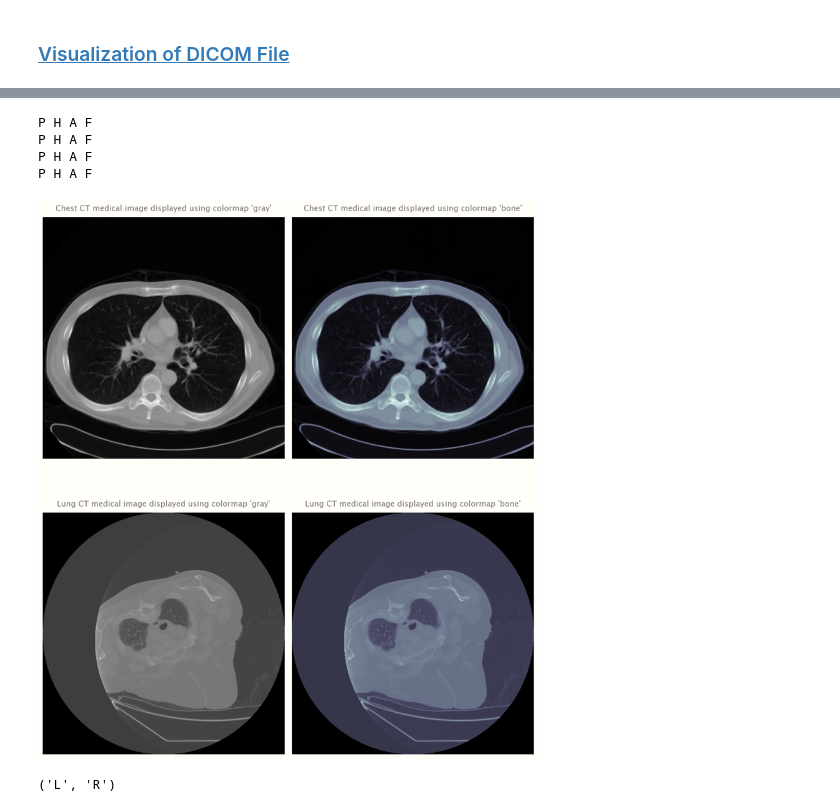
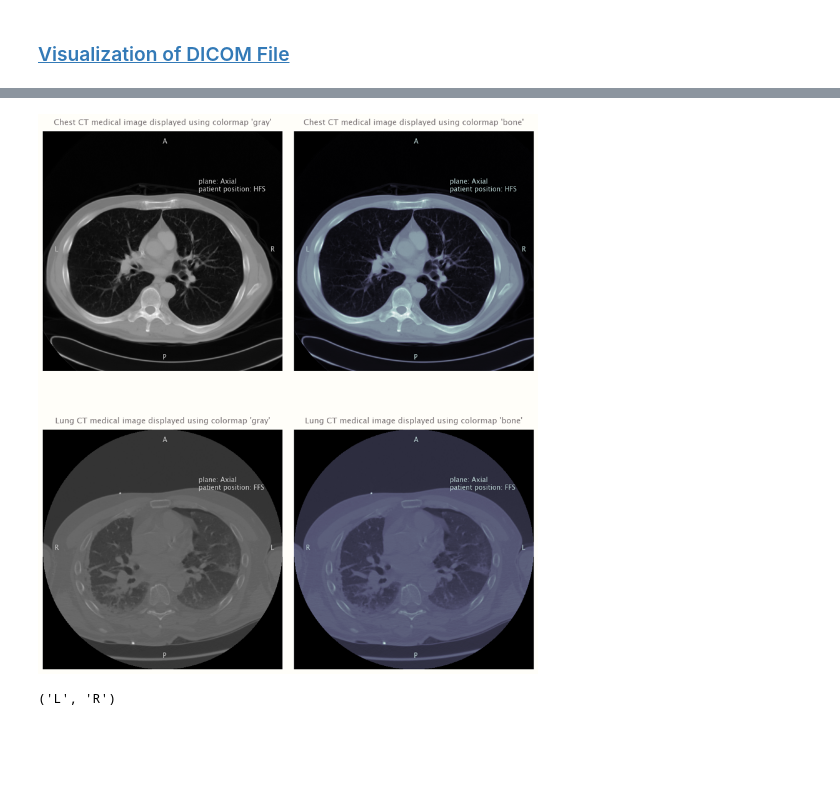
Before and after one commit to RaphaelZH/OpenCV_Program_EN, a Jupyter notebook: Deep Learning with PyTorch for Medical Image Analysis/Notebooks/3 - Data Formats in Medical Imaging (Compressed).ipynb, the cells around one changed output, grey strips where cells are left out. Cells and saved outputs as stored; diff of their text form; code cells hidden in the pictures; blank space fills up the shorter version.

Commit message:
DICOM_image_display

```diff
--- a/Deep Learning with PyTorch for Medical Image Analysis/Notebooks/3 - Data Formats in Medical Imaging (Compressed).ipynb
+++ b/Deep Learning with PyTorch for Medical Image Analysis/Notebooks/3 - Data Formats in Medical Imaging (Compressed).ipynb
@@ -300,7 +300,7 @@ plt.show()
 # %%
 def annotation_color(cmap):
     cmap_color = mpl.colormaps[cmap]
-    return cmap_color(0.9)
+    return cmap_color(0.8)
 
 
 def get_image_plane(dicom_file):
@@ -349,20 +349,20 @@ def get_image_plane(dicom_file):
 def image_orientation(dicom_file):
     Left, Right, Anterior, Posterior, Head, Feet = "L", "R", "A", "P", "H", "F"
     axial_plane = [Anterior, Right, Posterior, Left]
-    coronal_plane = [Anterior, Head, Posterior, Feet]
-    # plane = get_image_plane(dicom_file)
-    # Rotation Direction
-    # patient_position = dicom_file.Patient_Position
-    plane = "Coronal"
-    patient_position = "RFP"
+    coronal_plane = [Right, Head, Left, Feet]
+    sagittal_plane = [Anterior, Head, Posterior, Feet]
+    plane = get_image_plane(dicom_file)
+    # Patient Position (0018,5100) specifies the position of the patient relative to
+    # the space of the imaging device, which is for annotation purposes only, but does not
+    # provide a precise mathematical relationship between the patient and the imaging device
+    patient_position = dicom_file.PatientPosition
     if plane == "Axial":
         term_list = ["S", "DR", "P", "DL"]
+        top = 4 - term_list.index(patient_position[2:])
         if patient_position.startswith("HF"):
-            top = 4 - term_list.index(patient_position[2:])
             right = top + 1
             left = right + 2
         else:
-            top = 4 - term_list.index(patient_position[2:])
             left = top + 1
             right = left + 2
         bottom = top + 2
@@ -371,6 +371,20 @@ def image_orientation(dicom_file):
             for index in [top, right, bottom, left]
         ]
     elif plane == "Coronal":
+        term_list = ["DL", "DR"]
+        top = term_list.index(patient_position[2:]) * 2
+        if patient_position.startswith("AF"):
+            right = top + 1
+            left = right + 2
+        else:
+            left = top + 1
+            right = left + 2
+        bottom = top + 2
+        top, right, bottom, left = [
+            coronal_plane[index] if index < 4 else coronal_plane[index - 4]
+            for index in [top, right, bottom, left]
+        ]
+    elif plane == "Sagittal":
         term_list = ["LF", "RF"]
         if patient_position.endswith("S"):
             top = 0
@@ -382,13 +396,12 @@ def image_orientation(dicom_file):
             right = left + 2
         bottom = top + 2
         top, right, bottom, left = [
-            coronal_plane[index] if index < 4 else coronal_plane[index - 4]
+            sagittal_plane[index] if index < 4 else sagittal_plane[index - 4]
             for index in [top, right, bottom, left]
         ]
     else:
         top, right, bottom, left = np.repeat("", 4)
-
-    print(top, right, bottom, left)
+    return top, right, bottom, left
 
 
 """
@@ -427,7 +440,14 @@ def DICOM_image_display(dicom_file, ax, title, cmap):
     ax.grid(False)
     ax.set_title(title, loc="center", pad=10)
     ax.set(xticks=[], yticks=[], frame_on=False)
-    image_orientation(dicom_file)
+    top, right, bottom, left = image_orientation(dicom_file)
+    ax.text(0.5, 0.95, top, transform=ax.transAxes, c=annotation_color(cmap))
+    ax.text(0.5, 0.05, bottom, transform=ax.transAxes, c=annotation_color(cmap))
+    ax.text(0.95, 0.5, right, transform=ax.transAxes, c=annotation_color(cmap))
+    ax.text(0.05, 0.5, left, transform=ax.transAxes, c=annotation_color(cmap))
+    plane = get_image_plane(dicom_file)
+    text = f"plane: {plane}\npatient position: {dicom_file.PatientPosition}"
+    ax.text(0.65, 0.75, text, transform=ax.transAxes, c=annotation_color(cmap))
     return ax
 
 
@@ -453,38 +473,34 @@ DICOM_image_display(
     cmap="bone",
 )
 
 DICOM_image_display(
     random_dicom_file,
     axs[1, 0],
     f"{random_dicom_file.BodyPartExamined.capitalize()} CT medical image displayed using "
     "colormap 'gray'",
     cmap="gray",
 )
 
 DICOM_image_display(
     random_dicom_file,
     axs[1, 1],
     f"{random_dicom_file.BodyPartExamined.capitalize()} CT medical image displayed using "
     "colormap 'bone'",
     cmap="bone",
 )
 
 
 fig.suptitle(
     "",
     fontsize="x-large",
     x=0.5,
     y=0,
 )
 
 plt.tight_layout()
 plt.show()
 # %% [output]
-P H A F
-P H A F
-P H A F
-P H A F
-[figure, old version]
+[figure, new version]
 # %%
 Left, Right, Anterior, Posterior, Head, Feet = "L", "R", "A", "P", "H", "F"
 
```
Also changed, not shown: parts of 1 cell of this notebook, 2 other files.
